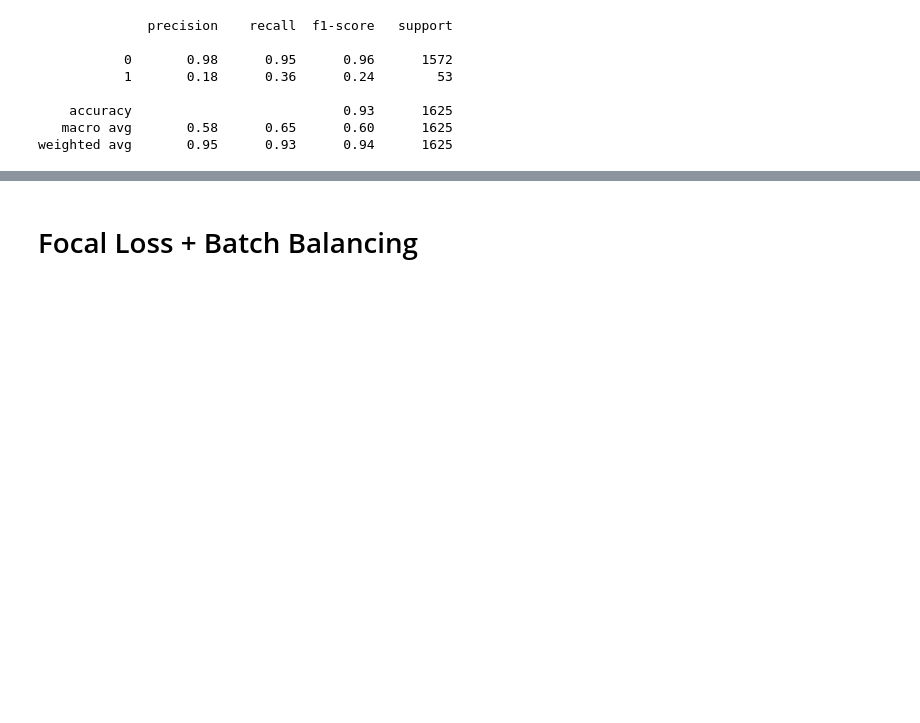
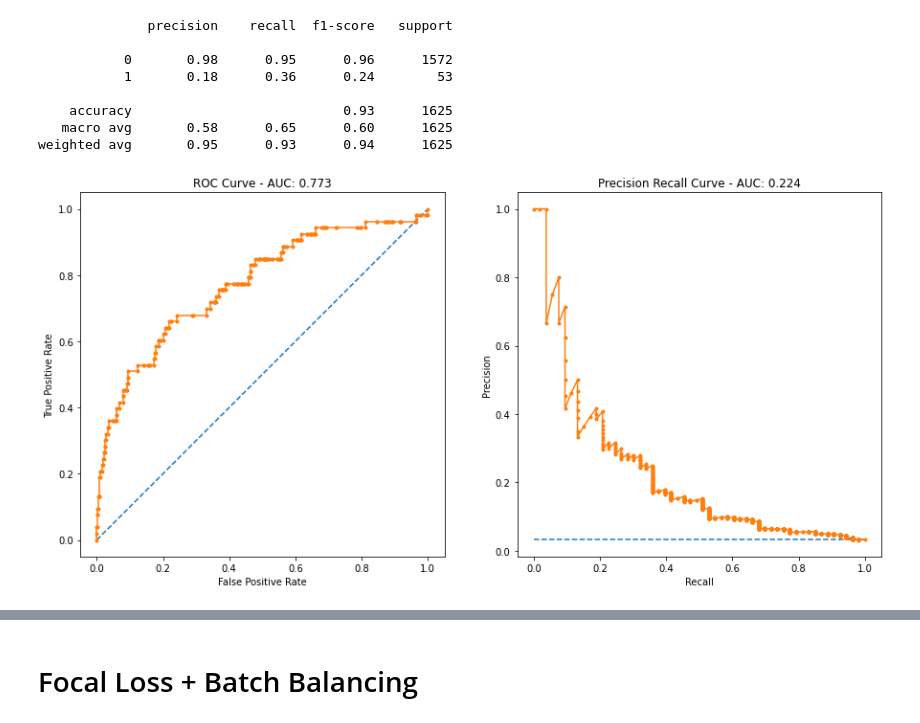
Before and after one commit to swilsonmfc/imbalanced, a Jupyter notebook: WineQuality.ipynb, the cells around one changed output, grey strips where cells are left out. Drawn from its saved outputs; the diff is of its cells as text; code cells hidden in the pictures; blank space fills up the shorter version.

```diff
--- a/WineQuality.ipynb
+++ b/WineQuality.ipynb
@@ -1025,6 +1057,10 @@ print(classification_report(y_test, y_hat))
     accuracy                           0.93      1625
    macro avg       0.58      0.65      0.60      1625
 weighted avg       0.95      0.93      0.94      1625
+# %%
+plot_roc(y_test, y_hat_proba);
+# %% [output]
+[figure, added]
 # %%
 cm, acc, maj, min, f1 = score_model(y_test, y_hat)
 results_df.loc['Focal Loss + Over Sample'] = [*maj, *min, acc, f1]
```
Also changed, not shown: parts of 23 cells of this notebook.
